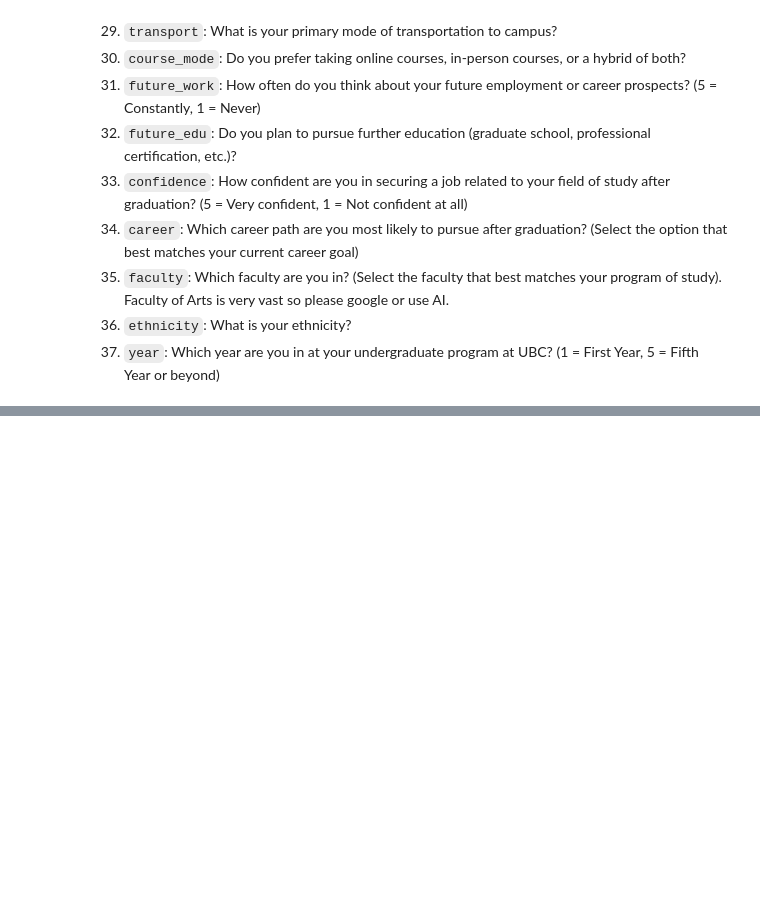
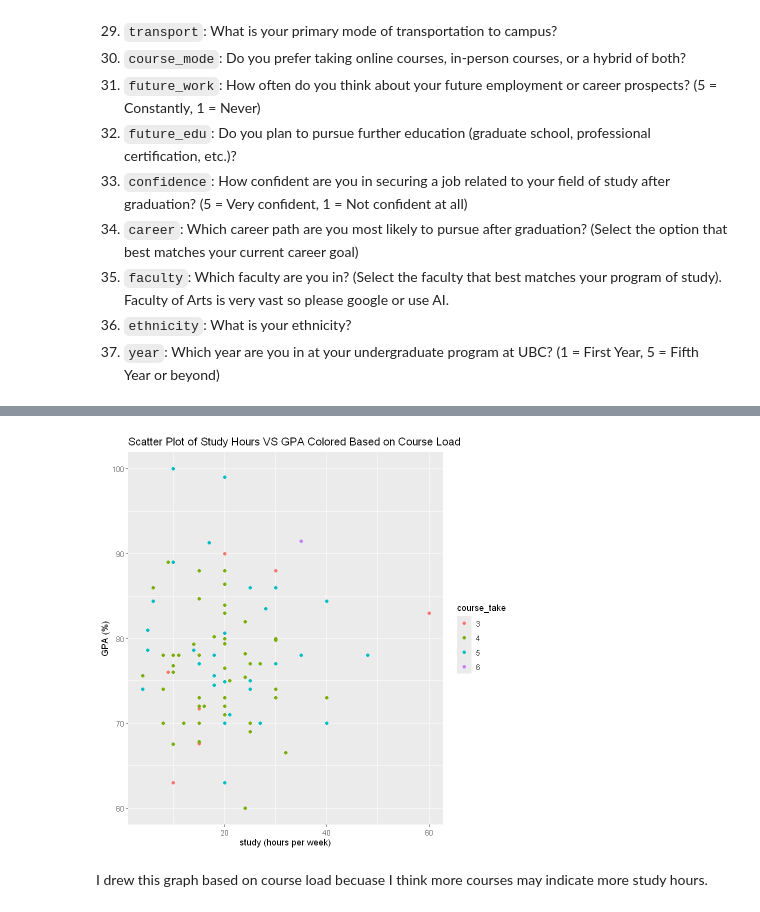
Before and after one commit to Speculatorrr/ECON326-Tuition-on-GPA-Regression, a Jupyter notebook: project.ipynb, the cells around one changed output, grey strips where cells are left out. Drawn from its saved outputs; the diff is of its cells as text; code cells hidden in the pictures; blank space fills up the shorter version.

Commit message:
study model

```diff
--- a/project.ipynb
+++ b/project.ipynb
@@ -157,0 +176,12 @@ F-statistic: 8.073 on 1 and 61 DF,  p-value: 0.006099
+# %%
+study <- df |>
+    ggplot(aes(x = all_study, y = GPA_percent, color = course_take))+
+    geom_point()+
+    xlab("study (hours per week)") +
+    ylab("GPA (%)")+
+    ggtitle("Scatter Plot of Study Hours VS GPA Colored Based on Course Load")
+study
+# %% [output]
+[figure, added]
+# %% [markdown]
+I drew this graph based on course load becuase I think more courses may indicate more study hours.
```
Also changed, not shown: parts of 12 cells of this notebook.
